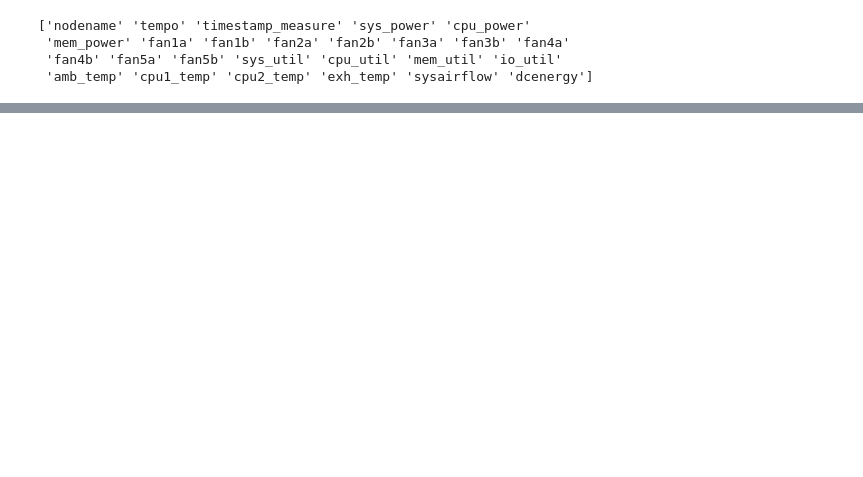
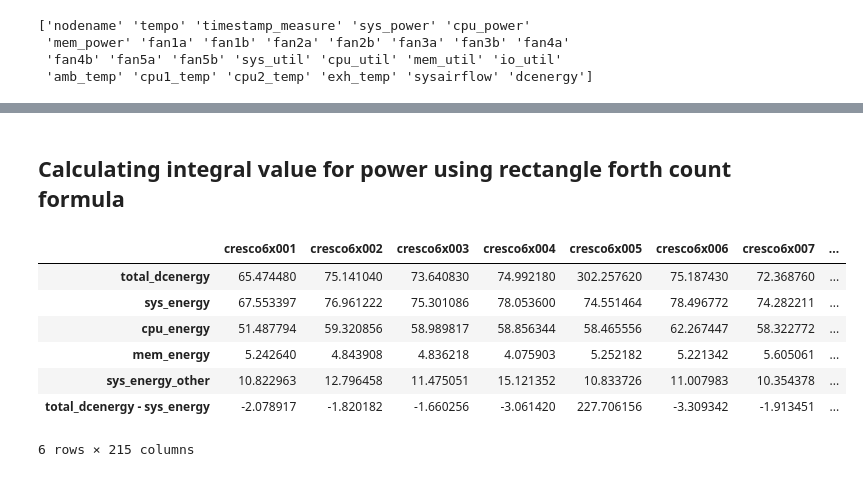
Before and after one commit to Anastasiia-Grishina/PERCCOM_Thesis, a Jupyter notebook: Data Preprocessing Nodes CRESCO 6.ipynb, the cells around one changed output, grey strips where cells are left out. Saved outputs shown, nothing was run; the diff lists cells and outputs as text; code cells hidden in the pictures; blank space fills up the shorter version.

```diff
--- a/Data Preprocessing Nodes CRESCO 6.ipynb
+++ b/Data Preprocessing Nodes CRESCO 6.ipynb
@@ -112,3 +155,33 @@ nodes_stats
 excel_writer_may = pd.ExcelWriter( os.path.join( Data_dir, "May2018_nodes_stats.xlsx"))
 nodes_stats.to_excel(excel_writer_may)
 excel_writer_may.save()
+# %% [markdown]
+## Calculating integral value for power using rectangle forth count formula
+# %%
+nodes_stats = pd.DataFrame(columns = list(node_df.nodename.unique()))
+# %%
+nodes_stats.loc["total_dcenergy", :] = 0
+
+for col in nodes_stats.columns.values:
+
+    one_node_df = node_df[node_df.nodename == col].copy()
+    row_num = one_node_df.shape[0]
+
+    sys_energy = one_node_df["sys_power"][1:].values/1000.0
+    cpu_energy = one_node_df["cpu_power"][1:].values/1000.0
+    mem_energy = one_node_df["mem_power"][1:].values/1000.0
+
+    time_difference = (one_node_df["timestamp_measure"][1:].values -\
+    one_node_df["timestamp_measure"][:-1].values)/3600.0
+
+    nodes_stats.loc["sys_energy", col] = np.dot(sys_energy, time_difference)
+    nodes_stats.loc["cpu_energy", col] = np.dot(cpu_energy, time_difference)
+    nodes_stats.loc["mem_energy", col] = np.dot(mem_energy, time_difference)
+
+    nodes_stats.loc["total_dcenergy", col] = node_df[node_df.nodename == col]["dcenergy"].max() -\
+    node_df[node_df.nodename == col]["dcenergy"].min()
+
+nodes_stats.loc["sys_energy_other", :] = nodes_stats.loc["sys_energy", :] - \
+    nodes_stats.loc["cpu_energy", :] - nodes_stats.loc["mem_energy", :]
+nodes_stats.loc["total_dcenergy - sys_energy", :] = nodes_stats.loc["total_dcenergy", :] - \
+    nodes_stats.loc["sys_energy", :]
@@ -115,2 +192,13 @@ excel_writer_may.save()
+# %%
+nodes_stats
+# %% [output]
+|  | cresco6x001 | cresco6x002 | cresco6x003 | cresco6x004 | cresco6x005 | cresco6x006 | cresco6x007 | ... |
+| total_dcenergy | 65.474480 | 75.141040 | 73.640830 | 74.992180 | 302.257620 | 75.187430 | 72.368760 | ... |
+| sys_energy | 67.553397 | 76.961222 | 75.301086 | 78.053600 | 74.551464 | 78.496772 | 74.282211 | ... |
+| cpu_energy | 51.487794 | 59.320856 | 58.989817 | 58.856344 | 58.465556 | 62.267447 | 58.322772 | ... |
+| mem_energy | 5.242640 | 4.843908 | 4.836218 | 4.075903 | 5.252182 | 5.221342 | 5.605061 | ... |
+| sys_energy_other | 10.822963 | 12.796458 | 11.475051 | 15.121352 | 10.833726 | 11.007983 | 10.354378 | ... |
+| total_dcenergy - sys_energy | -2.078917 | -1.820182 | -1.660256 | -3.061420 | 227.706156 | -3.309342 | -1.913451 | ... |
+6 rows × 215 columns
 # %% [markdown]
 ## Resume
```
Also changed, not shown: parts of 20 cells of this notebook, 1 other file.
